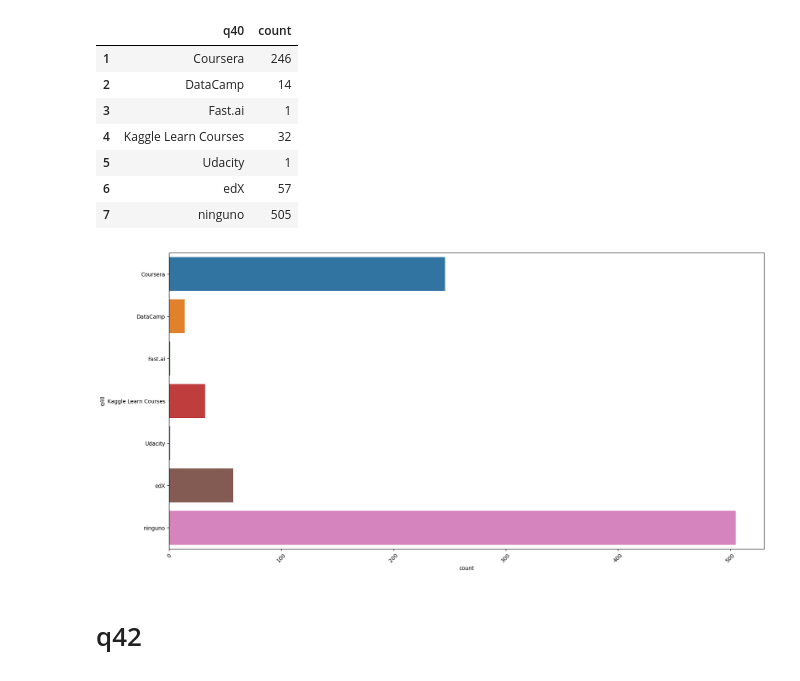
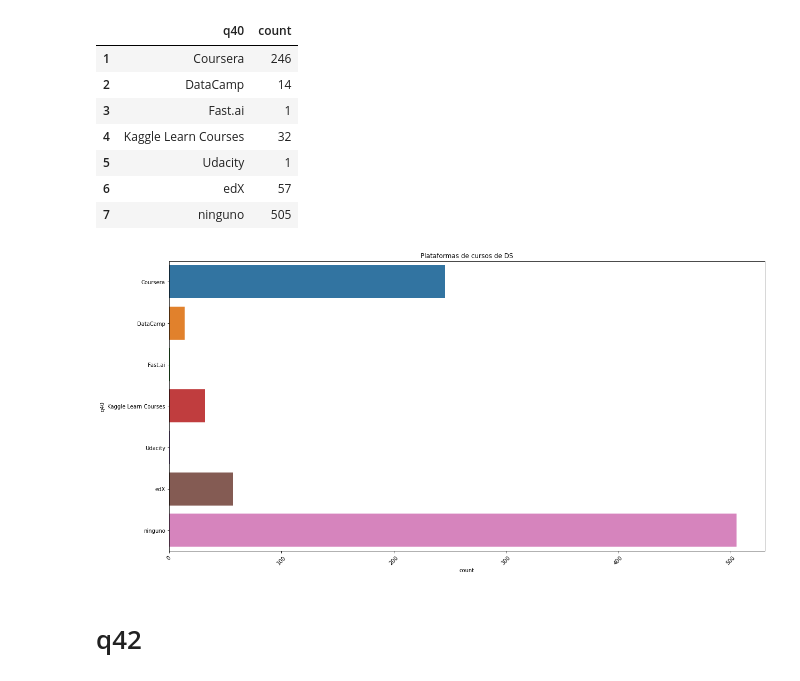
Before and after one commit to Adalab/project-DA-promo-b-modulo-2-team-2, a Jupyter notebook: HU3_visualización_herramientas.ipynb, the cells around one changed output. Cells and saved outputs as stored; diff of their text form; code cells hidden in the pictures.

```diff
--- a/HU3_visualización_herramientas.ipynb
+++ b/HU3_visualización_herramientas.ipynb
@@ -1034,9 +1052,11 @@ df_q40
 # %%
 plt.figure(figsize=(20,10))
 sns.barplot(x ='count', y = 'q40', data=df_q40)
+plt.title('Plataformas de cursos de DS')
+fig.set(ylabel='Plataformas', xlabel= 'Conteo')
 plt.xticks(rotation = 45);
 # %% [output]
-[figure, old version]
+[figure, new version]
 # %% [markdown]
 # q42
 # %%
```
Also changed, not shown: parts of 19 cells of this notebook, 34 other files.
